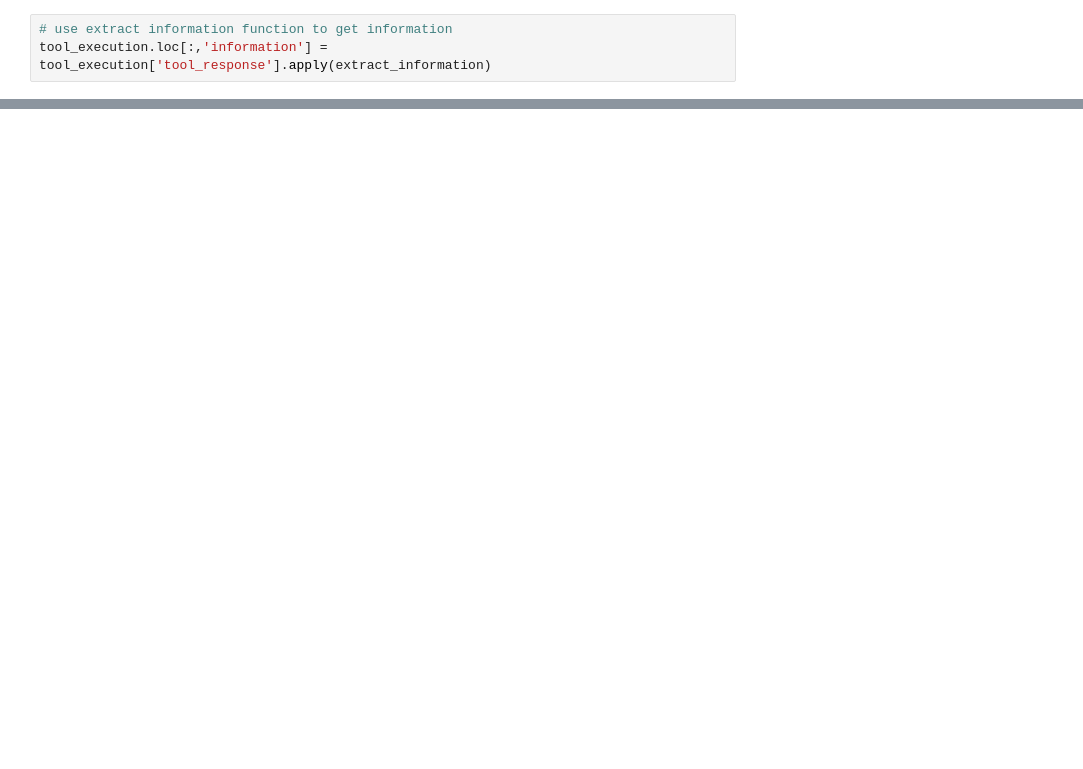
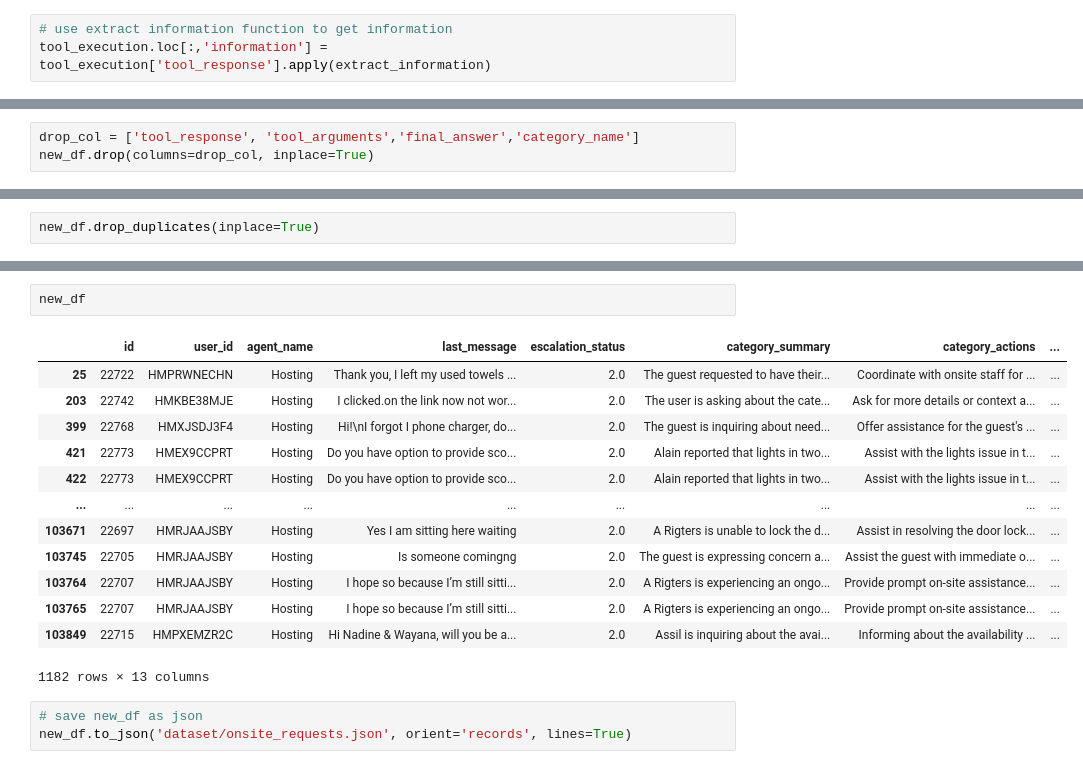
Before and after one commit to riparuk/GRMS, a Jupyter notebook: dataset_exploration.ipynb, the cells around one changed output, grey strips where cells are left out. Saved outputs shown, nothing was run; the diff lists cells and outputs as text; blank space fills up the shorter version.

Commit message:
find more pattern form dataset, make clean dataset for app

```diff
--- a/dataset_exploration.ipynb
+++ b/dataset_exploration.ipynb
@@ -471,0 +855,3 @@ InvalidIndexError: (slice(None, None, None), 'information')
+# %%
+drop_col = ['tool_response', 'tool_arguments','final_answer','category_name']
+new_df.drop(columns=drop_col, inplace=True)
@@ -471,0 +862,2 @@ InvalidIndexError: (slice(None, None, None), 'information')
+# %%
+new_df.drop_duplicates(inplace=True)
@@ -471,0 +877,19 @@ InvalidIndexError: (slice(None, None, None), 'information')
+# %%
+new_df
+# %% [output]
+|  | id | user_id | agent_name | last_message | escalation_status | category_summary | category_actions | ... |
+| 25 | 22722 | HMPRWNECHN | Hosting | Thank you, I left my used towels ... | 2.0 | The guest requested to have their... | Coordinate with onsite staff for ... | ... |
+| 203 | 22742 | HMKBE38MJE | Hosting | I clicked.on the link now not wor... | 2.0 | The user is asking about the cate... | Ask for more details or context a... | ... |
+| 399 | 22768 | HMXJSDJ3F4 | Hosting | Hi!\nI forgot I phone charger, do... | 2.0 | The guest is inquiring about need... | Offer assistance for the guest's ... | ... |
+| 421 | 22773 | HMEX9CCPRT | Hosting | Do you have option to provide sco... | 2.0 | Alain reported that lights in two... | Assist with the lights issue in t... | ... |
+| 422 | 22773 | HMEX9CCPRT | Hosting | Do you have option to provide sco... | 2.0 | Alain reported that lights in two... | Assist with the lights issue in t... | ... |
+| ... | ... | ... | ... | ... | ... | ... | ... | ... |
+| 103671 | 22697 | HMRJAAJSBY | Hosting | Yes I am sitting here waiting | 2.0 | A Rigters is unable to lock the d... | Assist in resolving the door lock... | ... |
+| 103745 | 22705 | HMRJAAJSBY | Hosting | Is someone comingng | 2.0 | The guest is expressing concern a... | Assist the guest with immediate o... | ... |
+| 103764 | 22707 | HMRJAAJSBY | Hosting | I hope so because I’m still sitti... | 2.0 | A Rigters is experiencing an ongo... | Provide prompt on-site assistance... | ... |
+| 103765 | 22707 | HMRJAAJSBY | Hosting | I hope so because I’m still sitti... | 2.0 | A Rigters is experiencing an ongo... | Provide prompt on-site assistance... | ... |
+| 103849 | 22715 | HMPXEMZR2C | Hosting | Hi Nadine & Wayana, will you be a... | 2.0 | Assil is inquiring about the avai... | Informing about the availability ... | ... |
+1182 rows × 13 columns
+# %%
+# save new_df as json
+new_df.to_json('dataset/onsite_requests.json', orient='records', lines=True)
```
Also changed, not shown: parts of 112 cells of this notebook, 1 other file.
